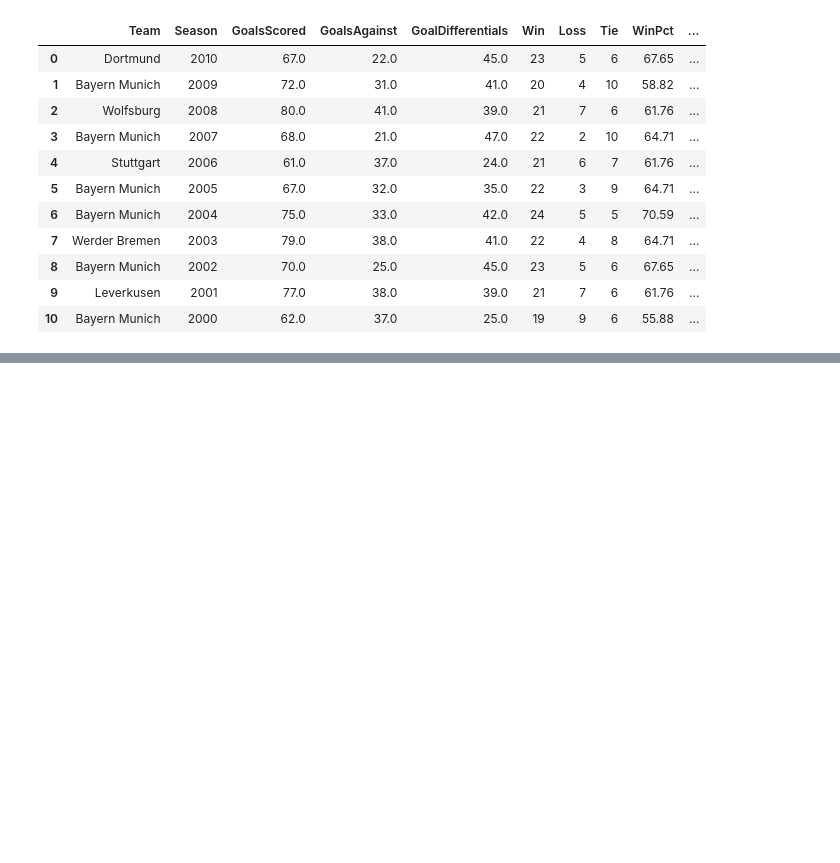
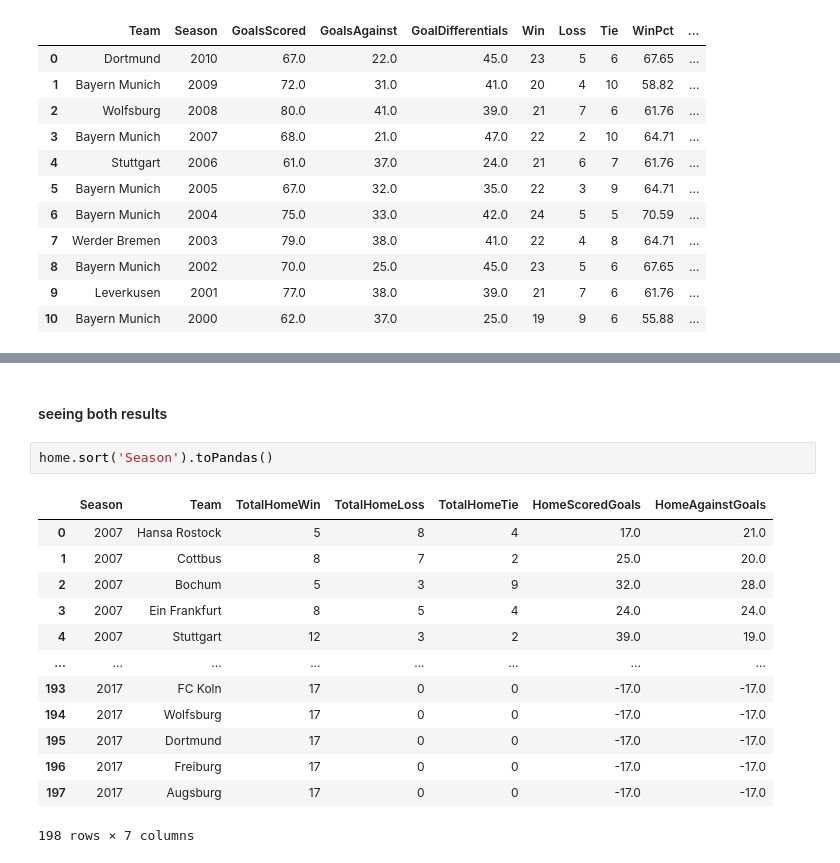
Before and after one commit to gabaghul/pyspark-study, a Jupyter notebook: study.ipynb, the cells around one changed output, grey strips where cells are left out. Cells and saved outputs as stored; diff of their text form; blank space fills up the shorter version.

```diff
--- a/study.ipynb
+++ b/study.ipynb
@@ -181,0 +205,18 @@ table_df
+# %% [markdown]
+#### seeing both results
+# %%
+home.sort('Season').toPandas()
+# %% [output]
+|  | Season | Team | TotalHomeWin | TotalHomeLoss | TotalHomeTie | HomeScoredGoals | HomeAgainstGoals |
+| 0 | 2007 | Hansa Rostock | 5 | 8 | 4 | 17.0 | 21.0 |
+| 1 | 2007 | Cottbus | 8 | 7 | 2 | 25.0 | 20.0 |
+| 2 | 2007 | Bochum | 5 | 3 | 9 | 32.0 | 28.0 |
+| 3 | 2007 | Ein Frankfurt | 8 | 5 | 4 | 24.0 | 24.0 |
+| 4 | 2007 | Stuttgart | 12 | 3 | 2 | 39.0 | 19.0 |
+| ... | ... | ... | ... | ... | ... | ... | ... |
+| 193 | 2017 | FC Koln | 17 | 0 | 0 | -17.0 | -17.0 |
+| 194 | 2017 | Wolfsburg | 17 | 0 | 0 | -17.0 | -17.0 |
+| 195 | 2017 | Dortmund | 17 | 0 | 0 | -17.0 | -17.0 |
+| 196 | 2017 | Freiburg | 17 | 0 | 0 | -17.0 | -17.0 |
+| 197 | 2017 | Augsburg | 17 | 0 | 0 | -17.0 | -17.0 |
+198 rows × 7 columns
```
Also changed, not shown: parts of 6 cells of this notebook.
